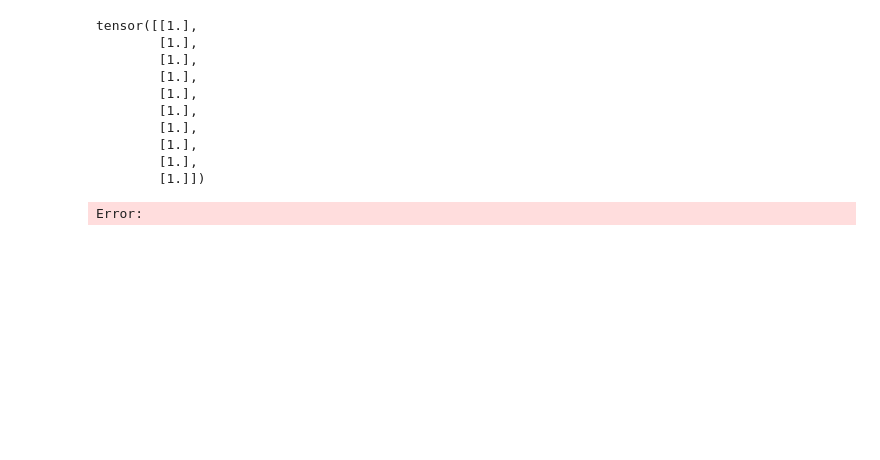
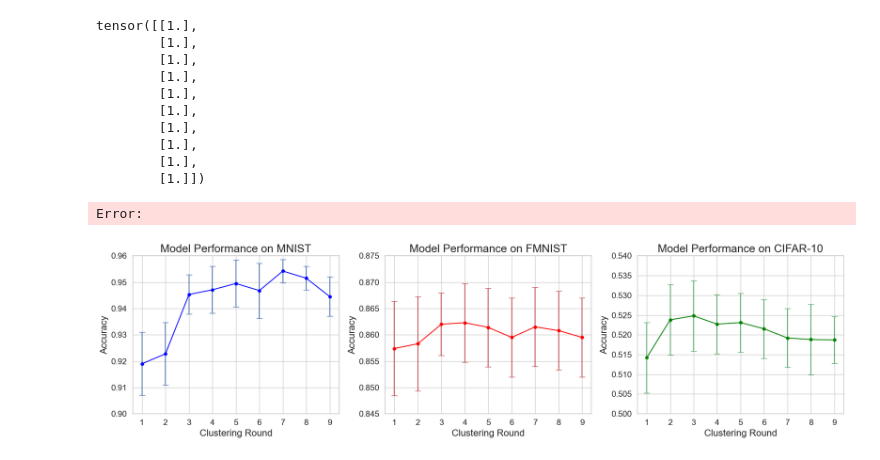
Before and after one commit to dariofenoglio98/FLUX, a Jupyter notebook: public/trash.ipynb, the cells around one changed output. Saved outputs shown, nothing was run; the diff lists cells and outputs as text; code cells hidden in the pictures; blank space fills up the shorter version.

```diff
--- a/public/trash.ipynb
+++ b/public/trash.ipynb
@@ -26,3 +26,83 @@ tensor([[1.],
         [1.],
         [1.]])
 Error:
+# %%
+import matplotlib.pyplot as plt
+import numpy as np
+import seaborn as sns
+
+# Optional: Enhance plot aesthetics
+sns.set(style="whitegrid")
+plt.rcParams.update({
+    'font.size': 14,
+    'figure.figsize': (18, 6),
+    'axes.labelsize': 16,
+    'axes.titlesize': 19,
+    'legend.fontsize': 14,
+    'xtick.labelsize': 14,
+    'ytick.labelsize': 14
+})
+
+# Data for MNIST
+mnist_means = [0.9190, 0.9228, 0.9453, 0.9471, 0.9495, 0.9468, 0.9542, 0.9515, 0.9445]
+mnist_stds = [0.026666667, 0.026666667, 0.016666667, 0.02, 0.02,
+              0.023333333, 0.01, 0.01, 0.016666667] / np.sqrt(5)
+
+# Data for FMNIST
+fmnist_means = [0.8574, 0.8583, 0.8620, 0.8623, 0.8614, 0.8595, 0.8615, 0.8608, 0.8595]
+fmnist_stds = [0.0200, 0.0200, 0.0133, 0.0167, 0.0167,
+               0.0167, 0.0167, 0.0167, 0.0167] / np.sqrt(5)
+
+# Data for CIFAR-10
+cifar_means = [0.5142, 0.5238, 0.5248, 0.5227, 0.5231, 0.5215, 0.5192, 0.5188, 0.5187]
+cifar_stds = [0.02, 0.02, 0.02, 0.016666667, 0.016666667,
+             0.016666667, 0.016666667, 0.02, 0.013333333] / np.sqrt(5)
+
+
+
+# X-axis labels (e.g., different experiments or models)
+x_labels = [f"{i+1}" for i in range(len(mnist_means))]
+
+# Create subplots
+fig, axes = plt.subplots(1, 3, figsize=(18, 5), sharey=False)
+
+# Plot for MNIST
+axes[0].errorbar(x_labels, mnist_means, yerr=mnist_stds, fmt='o-',
+                ecolor='b', capsize=5, capthick=1, markerfacecolor='blue', markersize=5,
+                linestyle='-', color='blue', label='MNIST Accuracy')
+axes[0].set_title('Model Performance on MNIST')
+axes[0].set_xlabel('Clustering Round')
+axes[0].set_ylabel('Accuracy')
+axes[0].set_ylim(0.90, 0.96)
+# axes[0].legend()
+
+# Plot for FMNIST
+axes[1].errorbar(x_labels, fmnist_means, yerr=fmnist_stds, fmt='o-',
+                ecolor='r', capsize=5, capthick=1, markerfacecolor='red', markersize=5,
+                linestyle='-', color='red', label='FMNIST Accuracy')
+axes[1].set_title('Model Performance on FMNIST')
+axes[1].set_xlabel('Clustering Round')
+axes[1].set_ylabel('Accuracy')
+axes[1].set_ylim(0.845, 0.875)
+
+# Plot for CIFAR-10
+axes[2].errorbar(x_labels, cifar_means, yerr=cifar_stds, fmt='o-',
+                ecolor='g', capsize=5, capthick=1, markerfacecolor='green', markersize=5,
+                linestyle='-', color='green', label='CIFAR-10 Accuracy')
+axes[2].set_title('Model Performance on CIFAR-10')
+axes[2].set_xlabel('Clustering Round')
+axes[2].set_ylabel('Accuracy')
+axes[2].set_ylim(0.50, 0.54)
+# axes[2].legend()
+
+# Improve layout
+plt.tight_layout()
+
+# Save the figure (optional)
+# plt.subplots_adjust(wspace=0.25)  # Increase wspace as needed (default is ~0.2)
+plt.savefig('stop_round.pdf', dpi=300)
+
+# Display the plot
+plt.show()
+# %% [output]
+[figure, added]
```
Also changed, not shown: parts of 1 cell of this notebook, 8 other files.
